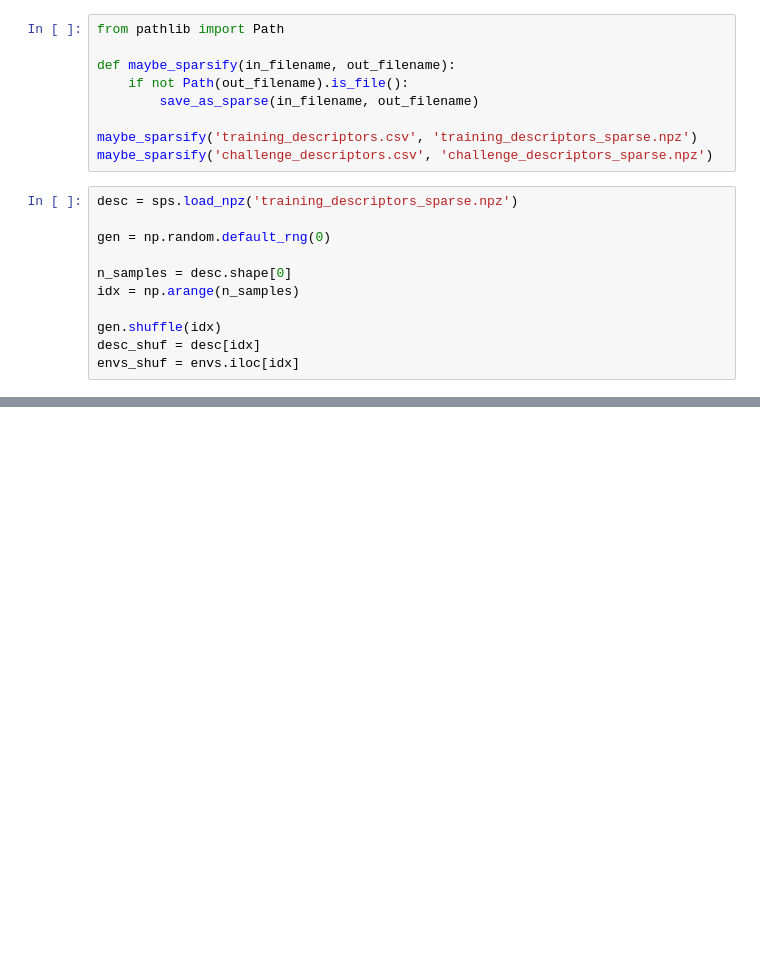
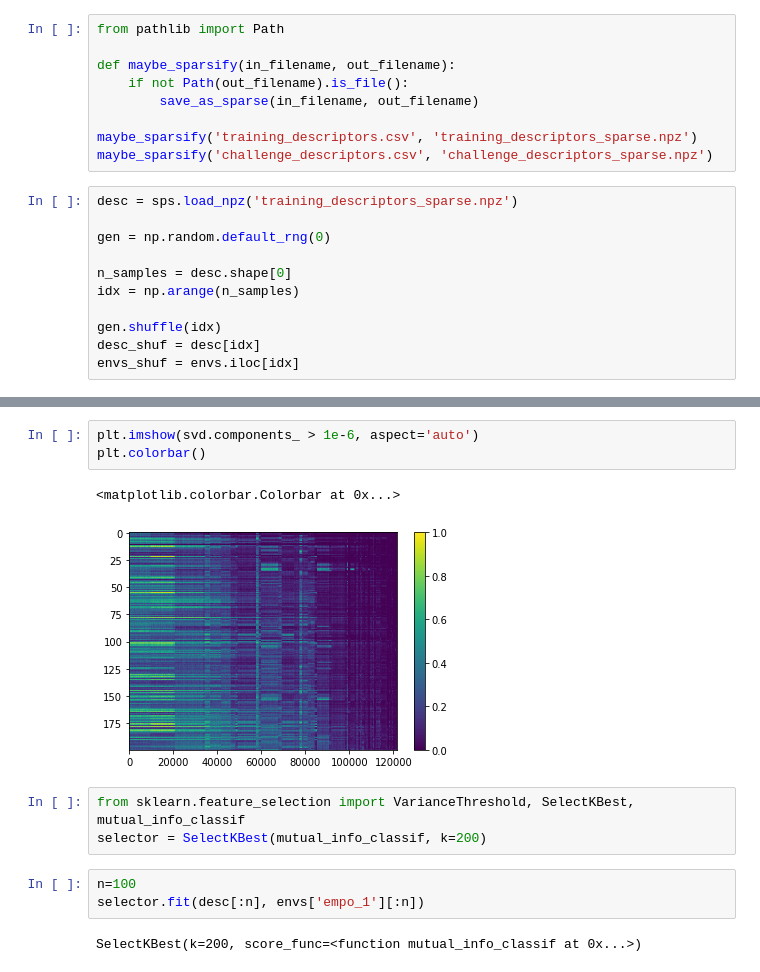
Before and after one commit to Toctave/microbiome, a Jupyter notebook: Microbiome.ipynb, the cells around one changed output, grey strips where cells are left out. Cells and saved outputs as stored; diff of their text form; blank space fills up the shorter version.

```diff
--- a/Microbiome.ipynb
+++ b/Microbiome.ipynb
@@ -104,0 +210,14 @@ logit_score('empo_3')
+# %%
+plt.imshow(svd.components_ > 1e-6, aspect='auto')
+plt.colorbar()
+# %% [output]
+<matplotlib.colorbar.Colorbar at 0x...>
+[figure, added]
+# %%
+from sklearn.feature_selection import VarianceThreshold, SelectKBest, mutual_info_classif
+selector = SelectKBest(mutual_info_classif, k=200)
+# %%
+n=100
+selector.fit(desc[:n], envs['empo_1'][:n])
+# %% [output]
+SelectKBest(k=200, score_func=<function mutual_info_classif at 0x...>)
```
Also changed, not shown: parts of 28 cells of this notebook, 1 other file.
